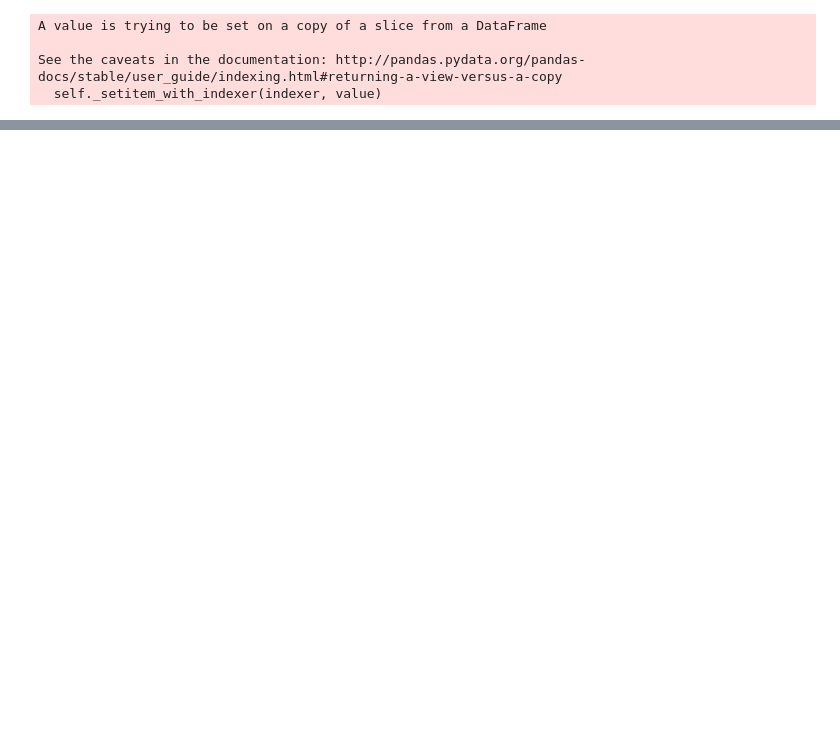
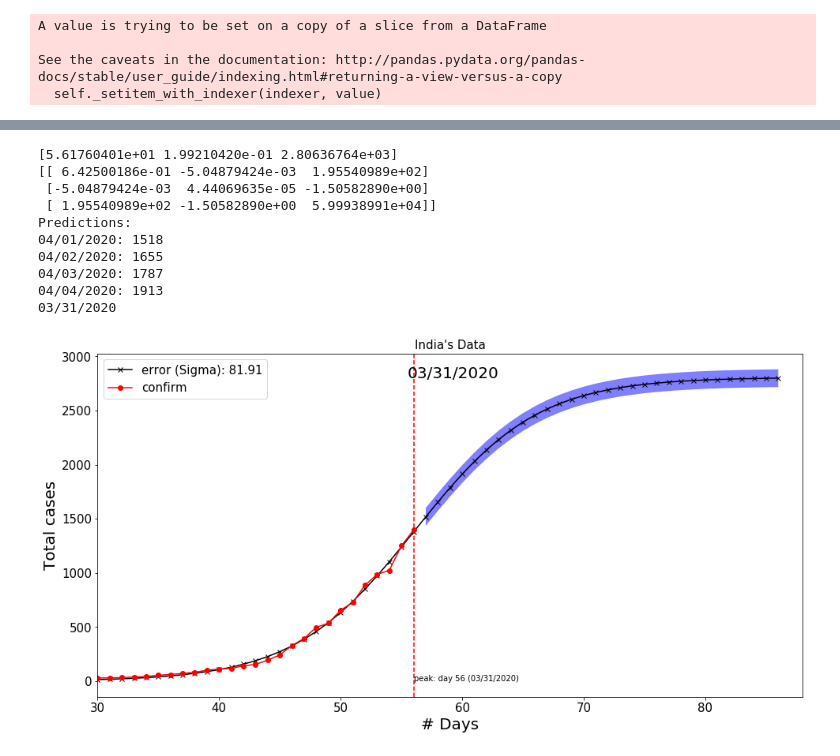
Before and after one commit to sidhant-guliani/covid19_representation_live-data, a Jupyter notebook: COVID19_representation.ipynb, the cells around one changed output, grey strips where cells are left out. Cells and saved outputs as stored; diff of their text form; code cells hidden in the pictures; blank space fills up the shorter version.

```diff
--- a/COVID19_representation.ipynb
+++ b/COVID19_representation.ipynb
@@ -61,0 +93,4 @@ cplot.covid_plot(countries_list, ccase, dcase, rcase)
+# %%
+inception = 1
+country_graph = country_data.groupby("date")[['confirm', 'death', 'recover']].sum().reset_index()[inception:]
+country_graph.head(5)
@@ -61,0 +124,75 @@ cplot.covid_plot(countries_list, ccase, dcase, rcase)
+# %%
+data=pd.read_csv("covid_19_data.csv")
+data=data.drop('Last Update', axis=1)
+data=data.drop("SNo",axis=1)
+data=data.rename(columns={"ObservationDate": "date", "Country/Region": "country", "Province/State": "state","Confirmed":"confirm","Deaths": "death","Recovered":"recover"})
+
+def plot_predict(country, stat, future_days):
+    # function to be minimized
+    def f_sigmoid(x, a, b, c):
+        # a = sigmoid midpoint
+        # b = curve steepness (logistic growth)
+        # c = max value
+        return (c / (1 + np.exp(-b*(x-a))))
+
+    inception = 0
+    # hardcoding day 0 for several countries based on observations
+    if country=="South Korea": inception = 8
+    if country=="US": inception = 28
+    if country=="Italy": inception = 20
+    else: inception = 5
+    country_data = data[data["country"]==country].iloc[: , [0, 2, 3 ,4, 5]].copy()
+    country_graph = country_data.groupby("date")[['confirm', 'death', 'recover']].sum().reset_index()[inception:]
+    y = country_graph[stat]
+    #print(len(y), len(country_data), inception)
+    x = np.arange(len(y))
+
+    # fitting the data on the logistic function
+    popt_sig, pcov_sig = curve_fit(f_sigmoid, x, y, method='trf', bounds=([12., 0.001, y.min()],[60., 2.5, 10*y.max()]))
+    print(popt_sig)
+    print(pcov_sig)
+    peakday = datetime.strftime(datetime.strptime(country_graph["date"][inception], "%m/%d/%Y")+timedelta(days=int(popt_sig[0])), "%m/%d/%Y")
+    plt.figure(figsize=(16,8))
+
+    x_m = np.arange(len(y)+future_days)
+    y_m = f_sigmoid(x_m, *popt_sig)
+    print("Predictions:")
+    for i in range(1,5):
+        pday = datetime.strftime(datetime.strptime(country_graph["date"][inception], "%m/%d/%Y")+timedelta(days=len(y)+i-1), "%m/%d/%Y")
+        print("%s: %d" % (pday, y_m[len(y)+i-1]))
+    #print(country_graph)
+    sigma1=((np.round(np.sqrt(np.diag(pcov_sig)).mean(), 2)))
+    # creating the matplotlib visualization
+    plt.plot(x_m, y_m, c='k', marker="x", label="error (Sigma): "+str(np.round(np.sqrt(np.diag(pcov_sig)).mean(), 2)))
+    plt.fill_between(x_m[-future_days:], y_m[-future_days:]+sigma1, y_m[-future_days:]-sigma1, facecolor='blue', alpha=0.5)
+    #plt.text(x_m[-1]+.5, y_m[-1], str(int(y_m[-1])), size = 10)
+
+    plt.plot(x, y, c='r', marker="o", label = stat)
+    plt.xlabel("# Days", size=20)
+    plt.ylabel("Total cases", size = 20)
+    plt.legend(prop={'size': 15})
+    plt.title(country+"'s Data", size=15)
+    plt.axvline(x[-1], linestyle = '--', color = 'r')
+    plt.tick_params(labelsize=15)
+    plt.text(x[-1]-.5, y_m[-1], str(country_graph["date"][len(y)+inception-1]), size = 20)
+    plt.xlim(30, len(y_m)+1)
+    print(str(country_graph["date"][len(y)+inception-1]))
+    #plt.axvline(int(popt_sig[0]))
+    plt.text(int(popt_sig[0]), 1, "peak: day " + str(int(popt_sig[0])) + " (" + peakday + ")", size = 10)
+    plt.show()
+# See the results for different countries
+#plot_predict("Mainland China", "confirm", 10)
+#plot_predict("South Korea", "confirm", 10)
+plot_predict("India", "confirm", 30)
+# %% [output]
+[5.61760401e+01 1.99210420e-01 2.80636764e+03]
+[[ 6.42500186e-01 -5.04879424e-03  1.95540989e+02]
+ [-5.04879424e-03  4.44069635e-05 -1.50582890e+00]
+ [ 1.95540989e+02 -1.50582890e+00  5.99938991e+04]]
+Predictions:
+04/01/2020: 1518
+04/02/2020: 1655
+04/03/2020: 1787
+04/04/2020: 1913
+03/31/2020
+[figure, added]
```
Also changed, not shown: parts of 15 cells of this notebook, 15 other files.
